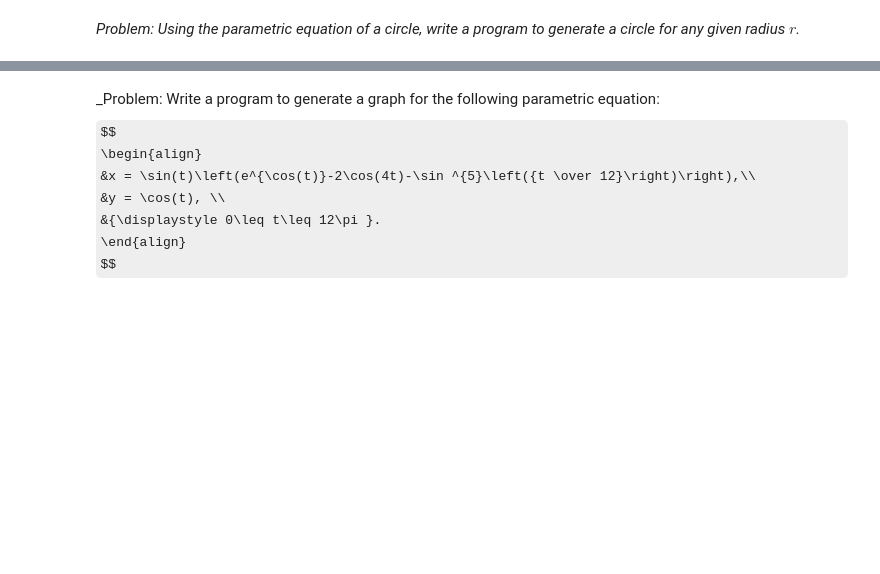
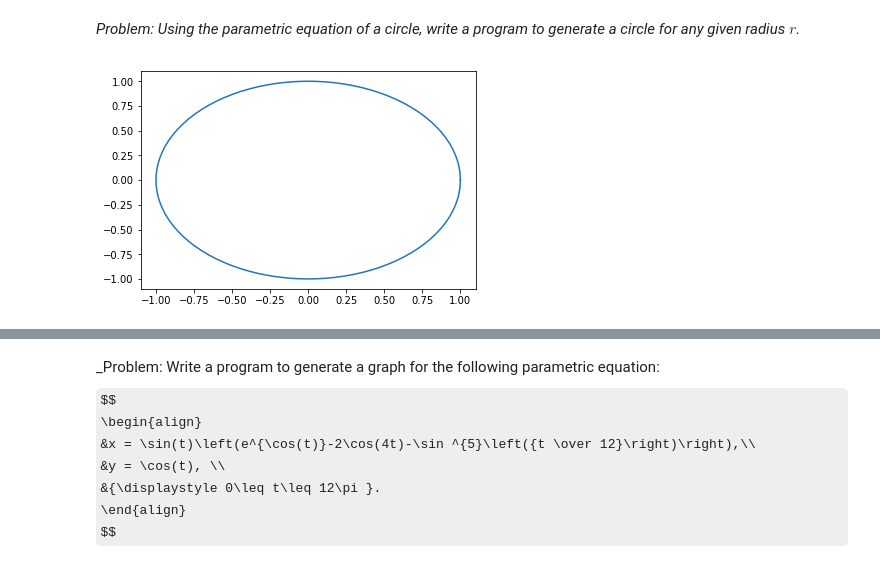
Before and after one commit to uduakgeorge/M340, a Jupyter notebook: Math-340-Notebooks-master/Lectures/Course_Lectures/Lecture_Six_Integration_Parametric_Equations_class_files.ipynb, the cells around one changed output, grey strips where cells are left out. Cells and saved outputs as stored; diff of their text form; code cells hidden in the pictures; some formulas as TeX source; blank space fills up the shorter version.

```diff
--- a/Math-340-Notebooks-master/Lectures/Course_Lectures/Lecture_Six_Integration_Parametric_Equations_class_files.ipynb
+++ b/Math-340-Notebooks-master/Lectures/Course_Lectures/Lecture_Six_Integration_Parametric_Equations_class_files.ipynb
@@ -15,0 +14,11 @@ _Problem: Using the parametric equation of a circle, write a program to generate
+# %%
+#Enter your code here
+def mycircle(r):
+    tvals = np.linspace(0.,2.*np.pi,100)
+    xvals = r*np.cos(tvals)
+    yvals = r*np.sin(tvals)
+    plt.plot(xvals,yvals)
+# %%
+mycircle(1)
+# %% [output]
+[figure, added]
```
Also changed, not shown: parts of 8 cells of this notebook.
